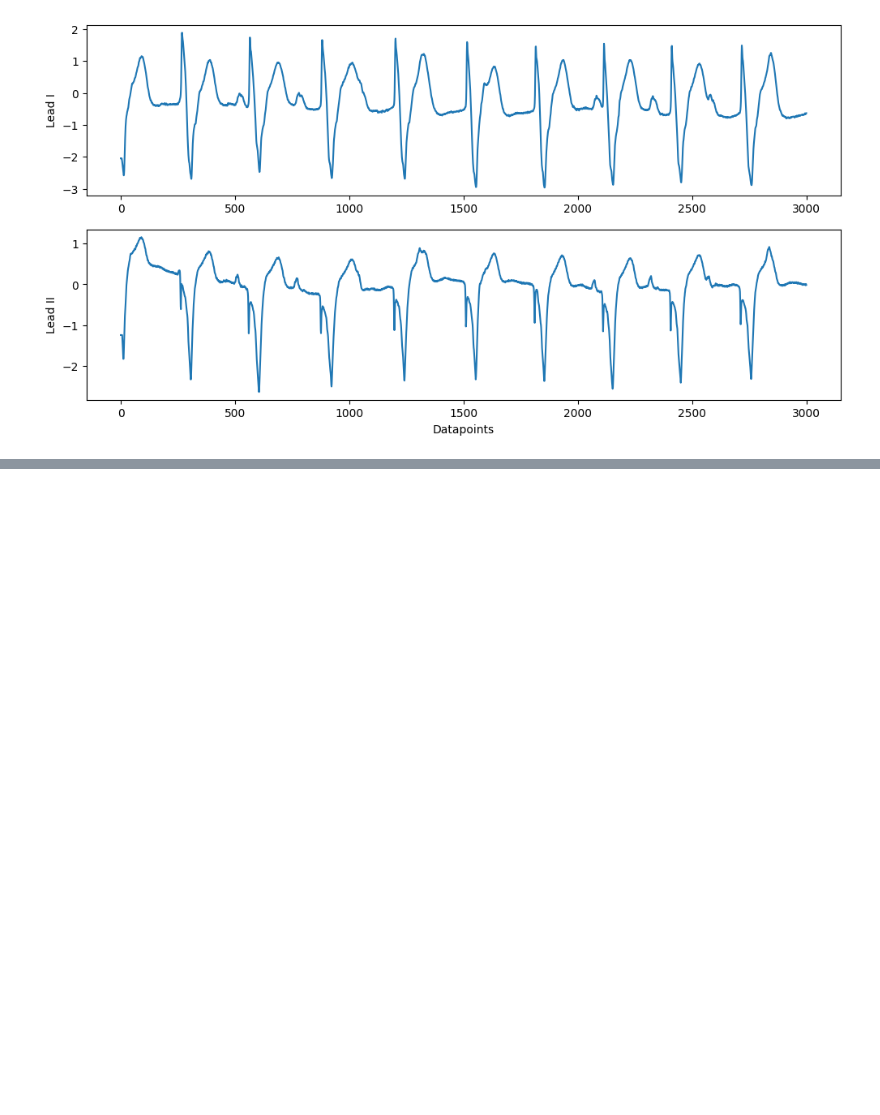
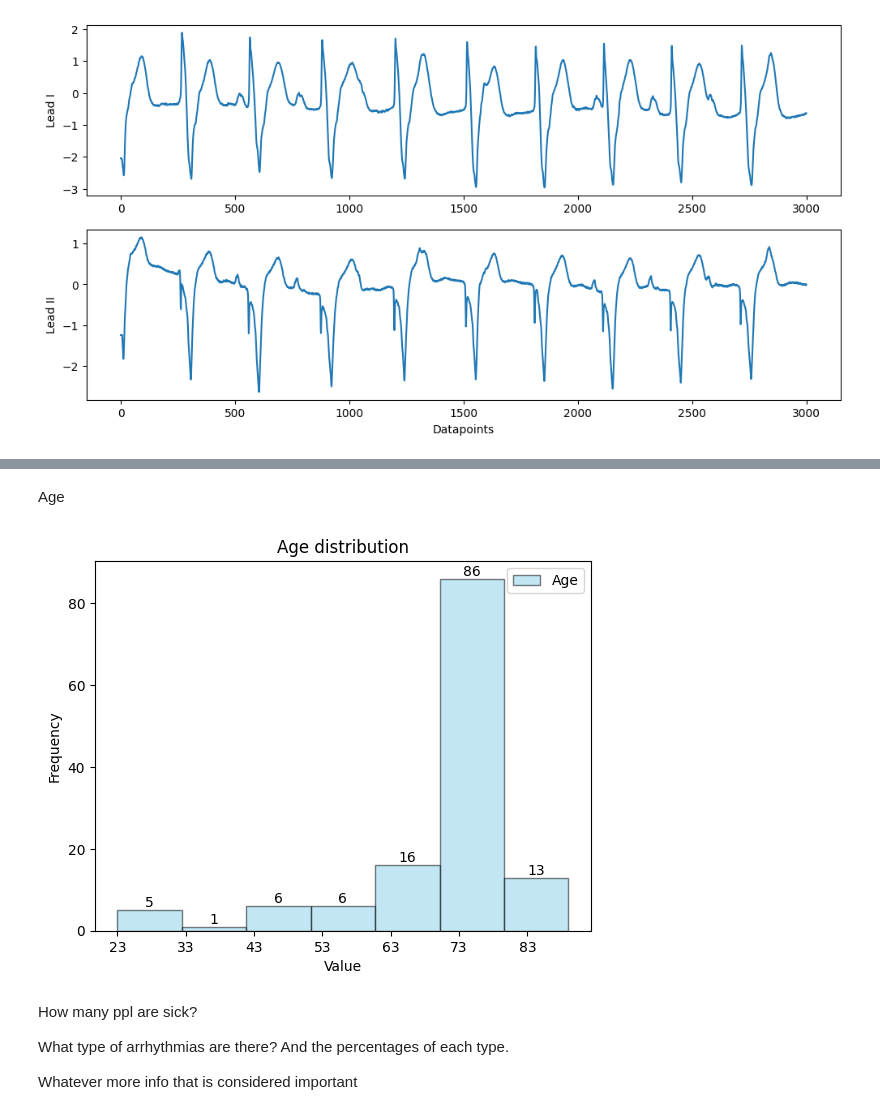
Before and after one commit to MarinBareza/ArrhythmiaDetection, a Jupyter notebook: ArrhythmiaDetection.ipynb, the cells around one changed output, grey strips where cells are left out. Drawn from its saved outputs; the diff is of its cells as text; code cells hidden in the pictures; blank space fills up the shorter version.

```diff
--- a/ArrhythmiaDetection.ipynb
+++ b/ArrhythmiaDetection.ipynb
@@ -53,0 +102,24 @@ Whatever more info that is considered important
+# %% [markdown]
+Age
+# %%
+counts, edges, bars = plt.hist(age, bins=7, color='skyblue', alpha=0.5, label='Age', edgecolor='black')
+
+plt.xlabel('Value')
+plt.xticks(range(min(age), max(age) + 1, 10))
+plt.ylabel('Frequency')
+plt.title('Age distribution')
+
+plt.bar_label(bars)
+
+plt.legend()
+plt.show()
+# %% [output]
+[figure, added]
+# %% [markdown]
+How many ppl are sick?
+
+What type of arrhythmias are there? And the percentages of each type.
+
+
+
+Whatever more info that is considered important
```
Also changed, not shown: parts of 6 cells of this notebook.
